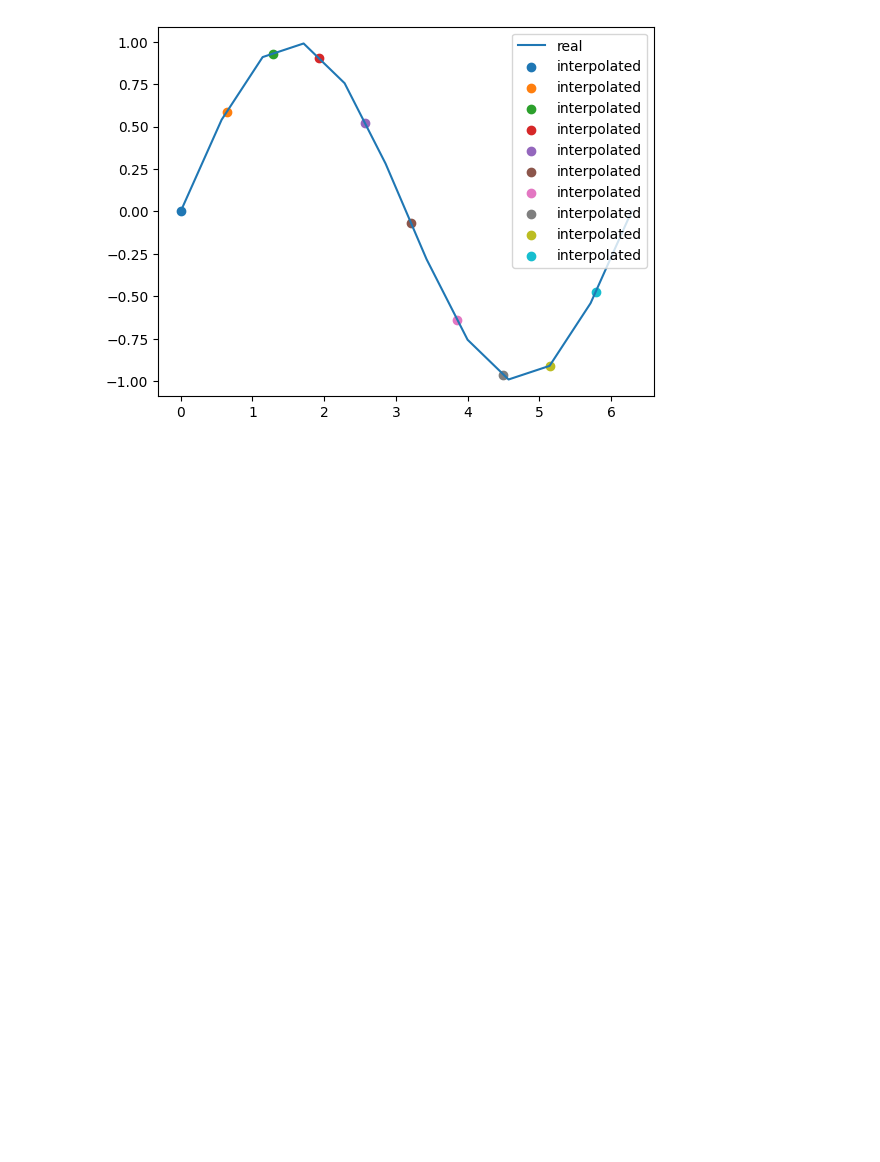
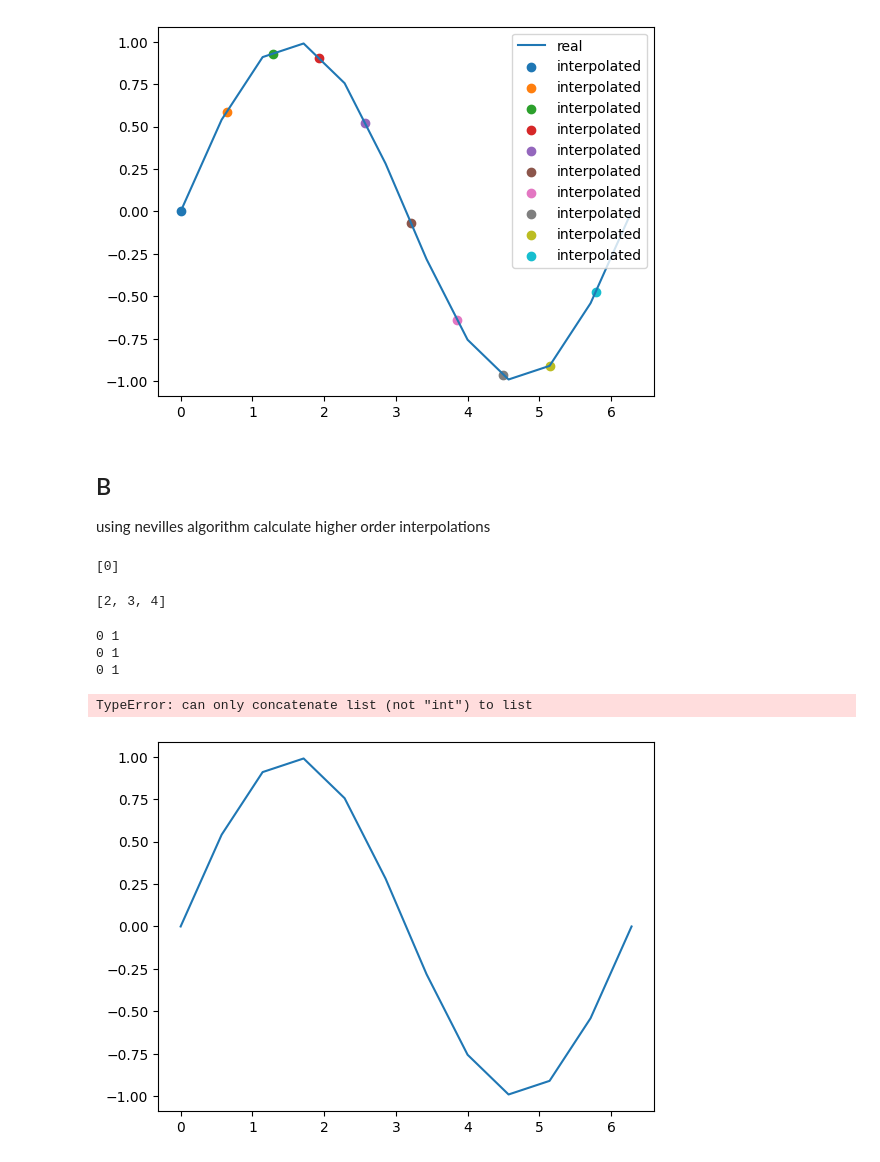
Before and after one commit to levi223/NumericalRecipes, a Jupyter notebook: Tutorial Sessions/Tutorial 2.ipynb, the cells around one changed output. Drawn from its saved outputs; the diff is of its cells as text; code cells hidden in the pictures; blank space fills up the shorter version.

```diff
--- a/Tutorial Sessions/Tutorial 2.ipynb
+++ b/Tutorial Sessions/Tutorial 2.ipynb
@@ -51,3 +53,13 @@ plt.legend()
 # %% [output]
 <matplotlib.legend.Legend at 0x...>
 [figure]
+# %% [markdown]
+## B
+
+using nevilles algorithm calculate higher order interpolations
+# %%
+#test
+
+print(list(range(0,1)))
+# %% [output]
+[0]
@@ -53,0 +101,21 @@ plt.legend()
+# %%
+#create data and initiate linear interpol
+x = np.linspace(0,2*np.pi, 12)
+y = np.sin(x)
+interpol = nevilleinterpol(x,y)
+# %%
+interpol.neighbours(1.3, 3)
+# %% [output]
+[2, 3, 4]
+# %%
+plt.plot(x,y, label="real")
+for i in np.linspace(0,2*np.pi-0.5, 10):
+    plt.scatter(i, interpol.interpolate(i), label="interpolated")
+
+plt.legend()
+# %% [output]
+0 1
+0 1
+0 1
+TypeError: can only concatenate list (not "int") to list
+[figure, added]
```
Also changed, not shown: parts of 2 cells of this notebook.
